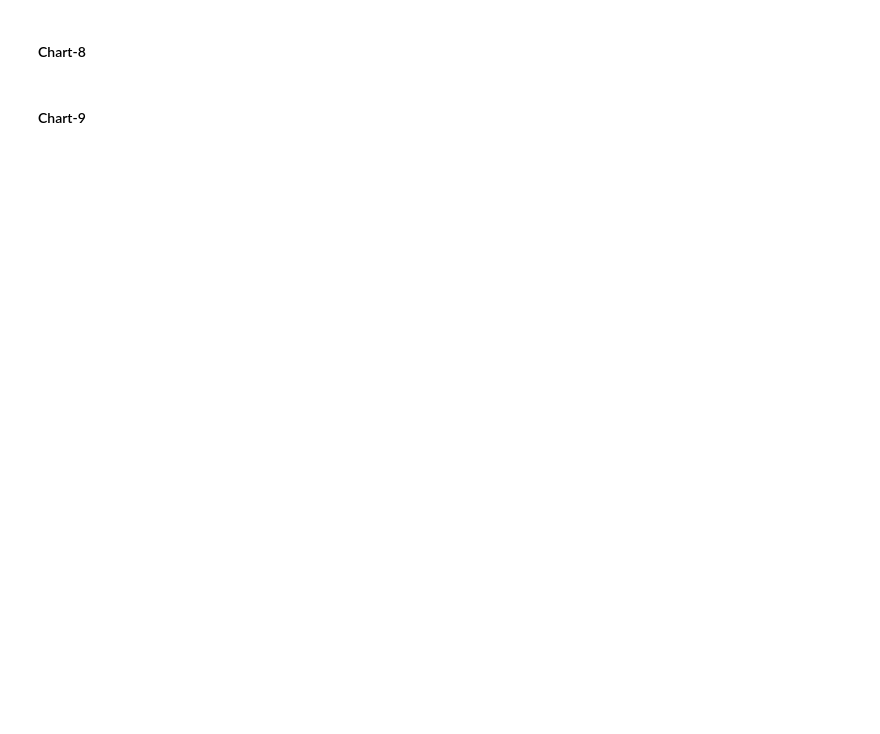
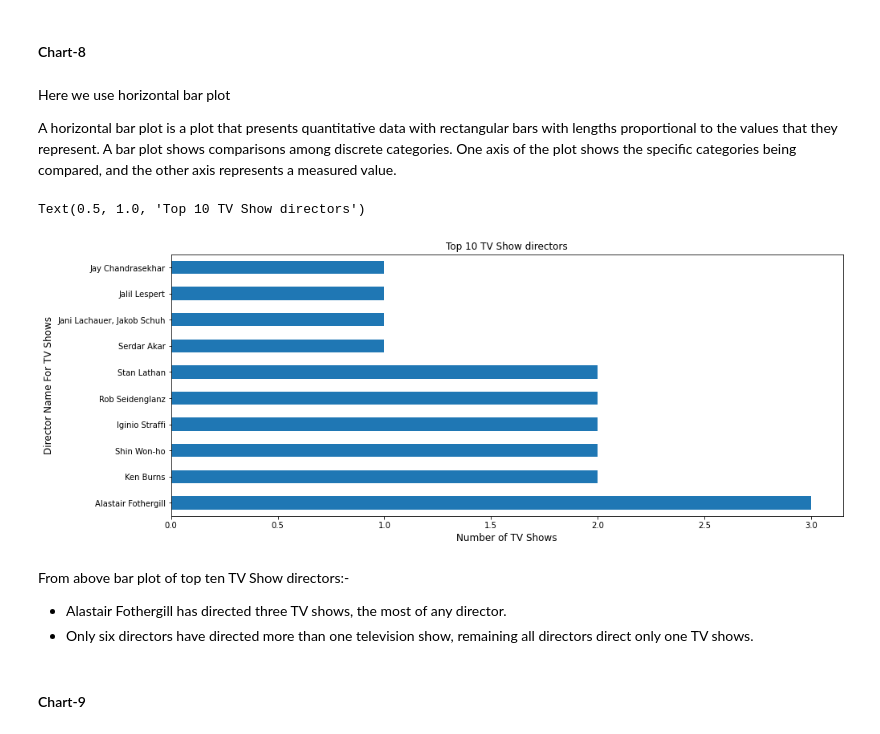
Before and after one commit to KrushnaChaure/Netflix-Movies-and-TV-Shows-Clustering, a Jupyter notebook: Krushna_Chaure_Netflix_Movies_and_TV_Shows_Clustering_Capstone_Project.ipynb, the cells around one changed output. Drawn from its saved outputs; the diff is of its cells as text; code cells hidden in the pictures; blank space fills up the shorter version.

```diff
--- a/Krushna_Chaure_Netflix_Movies_and_TV_Shows_Clustering_Capstone_Project.ipynb
+++ b/Krushna_Chaure_Netflix_Movies_and_TV_Shows_Clustering_Capstone_Project.ipynb
@@ -838,4 +897,23 @@ From above distplot:-
 # %% [markdown]
 #### Chart-8
+# %% [markdown]
+Here we use horizontal bar plot
+
+A horizontal bar plot is a plot that presents quantitative data with rectangular bars with lengths proportional to the values that they represent. A bar plot shows comparisons among discrete categories. One axis of the plot shows the specific categories being compared, and the other axis represents a measured value.
+# %%
+# Top 10 TV Shows directors
+plt.figure(figsize=(15,6))
+dataset[~(dataset['director']=='Unknown') & (dataset['type']=='TV Show')].director.value_counts().nlargest(10).plot(kind='barh')
+plt.xlabel('Number of TV Shows',fontsize=12)
+plt.ylabel('Director Name For TV Shows',fontsize=12)
+plt.title('Top 10 TV Show directors')
+# %% [output]
+Text(0.5, 1.0, 'Top 10 TV Show directors')
+[figure, added]
+# %% [markdown]
+From above bar plot of top ten TV Show directors:-
+
+*   Alastair Fothergill has directed three TV shows, the most of any director.
+*   Only six directors have directed more than one television show, remaining all directors direct only one TV shows.
 # %% [markdown]
 #### Chart-9
```
Also changed, not shown: parts of 30 cells of this notebook.
